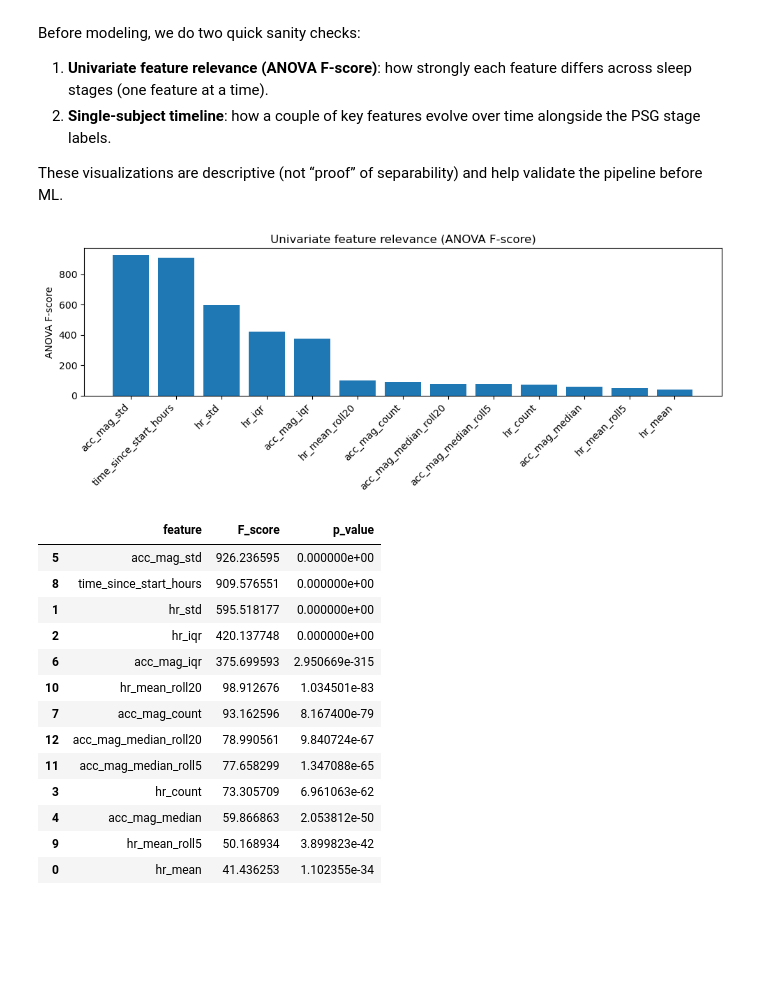
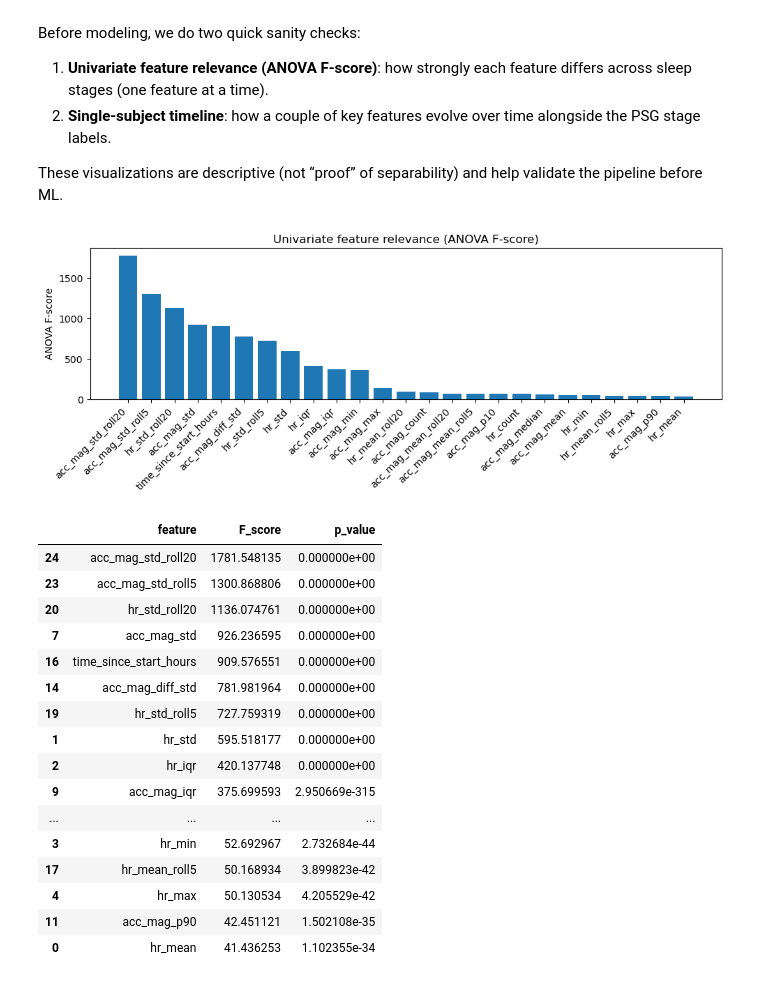
Before and after one commit to ChouaibB/wearables-ml-examples, a Jupyter notebook: notebooks/03_sleep_stage_classification_from_wrist_acc_hr_sleep_accel.ipynb, the cells around one changed output. Drawn from its saved outputs; the diff is of its cells as text; code cells hidden in the pictures; blank space fills up the shorter version.

```diff
--- a/notebooks/03_sleep_stage_classification_from_wrist_acc_hr_sleep_accel.ipynb
+++ b/notebooks/03_sleep_stage_classification_from_wrist_acc_hr_sleep_accel.ipynb
@@ -424,7 +444,7 @@ To keep this strictly causal, we use `shift(1)` so the rolling window for epoch
 epoch_features = epoch_features.sort_values(["subject_id", "t_start_sec"]).reset_index(drop=True)
 
 HISTORY_WINDOWS = [5, 20]
-BASE_FOR_HISTORY = ["hr_mean", "acc_mag_median"]
+BASE_FOR_HISTORY = ["hr_mean", "hr_std", "acc_mag_mean", "acc_mag_std"]
 
 for w in HISTORY_WINDOWS:
     for col in BASE_FOR_HISTORY:
@@ -434,6 +454,7 @@ for w in HISTORY_WINDOWS:
             .transform(lambda s: s.shift(1).rolling(window=w, min_periods=1).mean())
         )
 
+print("Added history features:", [c for c in epoch_features.columns if "roll" in c])
+print("epoch_features shape with history features:", epoch_features.shape)
 display(epoch_features.head())
-print("Added history features:", [c for c in epoch_features.columns if "roll" in c])
 # %% [output]
@@ -456,47 +479,58 @@ These visualizations are descriptive (not “proof” of separability) and help
 # %%
 from sklearn.feature_selection import f_classif
 
 FEATURE_COLS = [
-    "hr_mean", "hr_std", "hr_iqr", "hr_count",
-    "acc_mag_median", "acc_mag_std", "acc_mag_iqr", "acc_mag_count",
+    # HR
+    "hr_mean", "hr_std", "hr_iqr", "hr_min", "hr_max", "hr_count",
+    # ACC magnitude
+    "acc_mag_mean", "acc_mag_std", "acc_mag_median", "acc_mag_iqr",
+    "acc_mag_p10", "acc_mag_p90", "acc_mag_min", "acc_mag_max",
+    "acc_mag_diff_std", "acc_mag_count",
+    # Time
     "time_since_start_hours",
+    # Causal history (rolling means over past epochs)
     "hr_mean_roll5", "hr_mean_roll20",
-    "acc_mag_median_roll5", "acc_mag_median_roll20",
+    "hr_std_roll5", "hr_std_roll20",
+    "acc_mag_mean_roll5", "acc_mag_mean_roll20",
+    "acc_mag_std_roll5", "acc_mag_std_roll20",
 ]
 
 df = epoch_features[["stage_code"] + FEATURE_COLS].copy()
 
 # f_classif needs finite X and y; keep it simple: fill NaNs with 0 for this diagnostic
 X = df[FEATURE_COLS].fillna(0.0).to_numpy()
 y = df["stage_code"].to_numpy()
 
 F, p = f_classif(X, y)
 anova = pd.DataFrame({"feature": FEATURE_COLS, "F_score": F, "p_value": p}).sort_values("F_score", ascending=False)
 
 plt.figure(figsize=(10, 4))
 plt.bar(anova["feature"], anova["F_score"])
 plt.xticks(rotation=45, ha="right")
 plt.ylabel("ANOVA F-score")
 plt.title("Univariate feature relevance (ANOVA F-score)")
 plt.tight_layout()
 plt.show()
 
 display(anova)
 # %% [output]
-[figure, old version]
+[figure, new version]
 |  | feature | F_score | p_value |
-| 5 | acc_mag_std | 926.236595 | 0.000000e+00 |
-| 8 | time_since_start_hours | 909.576551 | 0.000000e+00 |
+| 24 | acc_mag_std_roll20 | 1781.548135 | 0.000000e+00 |
+| 23 | acc_mag_std_roll5 | 1300.868806 | 0.000000e+00 |
+| 20 | hr_std_roll20 | 1136.074761 | 0.000000e+00 |
+| 7 | acc_mag_std | 926.236595 | 0.000000e+00 |
+| 16 | time_since_start_hours | 909.576551 | 0.000000e+00 |
+| 14 | acc_mag_diff_std | 781.981964 | 0.000000e+00 |
+| 19 | hr_std_roll5 | 727.759319 | 0.000000e+00 |
 | 1 | hr_std | 595.518177 | 0.000000e+00 |
 | 2 | hr_iqr | 420.137748 | 0.000000e+00 |
-| 6 | acc_mag_iqr | 375.699593 | 2.950669e-315 |
-| 10 | hr_mean_roll20 | 98.912676 | 1.034501e-83 |
-| 7 | acc_mag_count | 93.162596 | 8.167400e-79 |
-| 12 | acc_mag_median_roll20 | 78.990561 | 9.840724e-67 |
-| 11 | acc_mag_median_roll5 | 77.658299 | 1.347088e-65 |
-| 3 | hr_count | 73.305709 | 6.961063e-62 |
-| 4 | acc_mag_median | 59.866863 | 2.053812e-50 |
-| 9 | hr_mean_roll5 | 50.168934 | 3.899823e-42 |
+| 9 | acc_mag_iqr | 375.699593 | 2.950669e-315 |
+| ... | ... | ... | ... |
+| 3 | hr_min | 52.692967 | 2.732684e-44 |
+| 17 | hr_mean_roll5 | 50.168934 | 3.899823e-42 |
+| 4 | hr_max | 50.130534 | 4.205529e-42 |
+| 11 | acc_mag_p90 | 42.451121 | 1.502108e-35 |
 | 0 | hr_mean | 41.436253 | 1.102355e-34 |
 # %%
 sid0 = SUBJECT_IDS[0]
```
Also changed, not shown: parts of 7 cells of this notebook.
